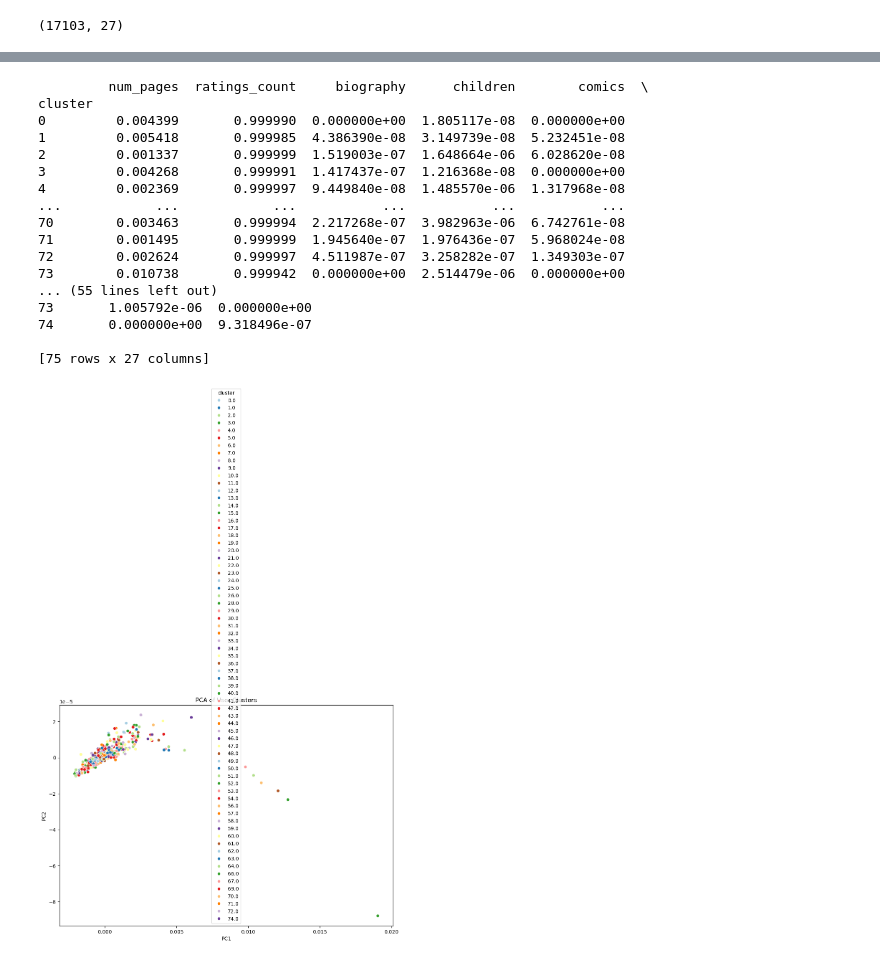
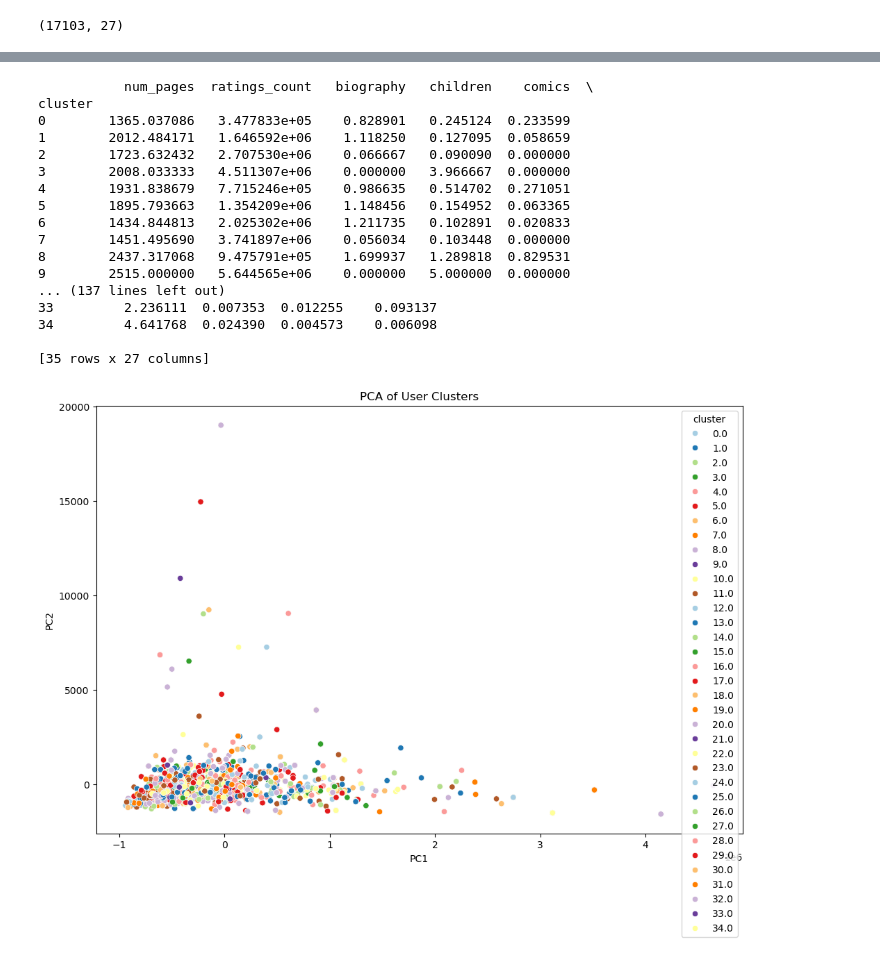
Before and after one commit to LeaKleemann/HA_MaschinellesLernen_MADS23oB, a Jupyter notebook: userlcuster04.ipynb, the cells around one changed output, grey strips where cells are left out. Drawn from its saved outputs; the diff is of its cells as text; code cells hidden in the pictures.

```diff
--- a/userlcuster04.ipynb
+++ b/userlcuster04.ipynb
@@ -219,16 +219,17 @@ for col in numeric_metadata_columns:
 user_item_with_metadata_numeric = user_item_with_metadata[numeric_metadata_columns + ['user_id_mapping']]
 
 # Step 3: Aggregate the vectors for each user
-user_vectors = user_item_with_metadata_numeric.groupby('user_id_mapping').sum()
+user_vectors = user_item_with_metadata_numeric.groupby('user_id_mapping').mean()
 
 # Step 4: Normalize the vectors (optional)
-user_vectors_normalized = pd.DataFrame(
-    normalize(user_vectors, norm='l2'),
-    index=user_vectors.index,
-    columns=user_vectors.columns
-)
+#user_vectors_normalized = pd.DataFrame(
+ #   normalize(user_vectors, norm='l2'),
+  #  index=user_vectors.index,
+   # columns=user_vectors.columns
+#)
 
 # Step 5: Review the final user vectors
-print("Aggregated and Normalized User Vectors Head:")
-print(user_vectors_normalized.head())
+#print("Aggregated and Normalized User Vectors Head:")
+#print(user_vectors_normalized.head())
+print(user_vectors.head())
 # %% [output]
@@ -354,7 +335,7 @@ from sklearn.cluster import KMeans
 inertia = []
 for n_clusters in cluster_range:
     kmeans = KMeans(n_clusters=n_clusters, random_state=0)
-    kmeans.fit(user_vectors_normalized)
+    kmeans.fit(user_vectors)
     inertia.append(kmeans.inertia_)
 
 # Plot the Elbow curve
@@ -394,54 +375,54 @@ plt.show()
 # scores and a manageable number of clusters
 # %%
 #  optimal number of clusters determined is 25
-optimal_n_clusters = 75
+optimal_n_clusters = 35
 
 # Fit K-Means model with the chosen number of clusters
 kmeans = KMeans(n_clusters=optimal_n_clusters, random_state=0)
-user_vectors_normalized['cluster'] = kmeans.fit_predict(user_vectors_normalized)
+user_vectors['cluster'] = kmeans.fit_predict(user_vectors)
 # %%
 # Get cluster profiles
-cluster_profiles = user_vectors_normalized.groupby('cluster').mean()
+cluster_profiles = user_vectors.groupby('cluster').mean()
 print(cluster_profiles)
 # %% [output]
-         num_pages  ratings_count     biography      children        comics  \
+           num_pages  ratings_count   biography   children    comics  \
 cluster
-0         0.004399       0.999990  0.000000e+00  1.805117e-08  0.000000e+00
-1         0.005418       0.999985  4.386390e-08  3.149739e-08  5.232451e-08
-2         0.001337       0.999999  1.519003e-07  1.648664e-06  6.028620e-08
-3         0.004268       0.999991  1.417437e-07  1.216368e-08  0.000000e+00
-4         0.002369       0.999997  9.449840e-08  1.485570e-06  1.317968e-08
-...            ...            ...           ...           ...           ...
-70        0.003463       0.999994  2.217268e-07  3.982963e-06  6.742761e-08
-71        0.001495       0.999999  1.945640e-07  1.976436e-07  5.968024e-08
-72        0.002624       0.999997  4.511987e-07  3.258282e-07  1.349303e-07
-73        0.010738       0.999942  0.000000e+00  2.514479e-06  0.000000e+00
-... (55 lines left out)
-73       1.005792e-06  0.000000e+00
-74       0.000000e+00  9.318496e-07
+0        1365.037086   3.477833e+05    0.828901   0.245124  0.233599
+1        2012.484171   1.646592e+06    1.118250   0.127095  0.058659
+2        1723.632432   2.707530e+06    0.066667   0.090090  0.000000
+3        2008.033333   4.511307e+06    0.000000   3.966667  0.000000
+4        1931.838679   7.715246e+05    0.986635   0.514702  0.271051
+5        1895.793663   1.354209e+06    1.148456   0.154952  0.063365
+6        1434.844813   2.025302e+06    1.211735   0.102891  0.020833
+7        1451.495690   3.741897e+06    0.056034   0.103448  0.000000
+8        2437.317068   9.475791e+05    1.699937   1.289818  0.829531
+9        2515.000000   5.644565e+06    0.000000   5.000000  0.000000
+... (137 lines left out)
+33         2.236111  0.007353  0.012255    0.093137
+34         4.641768  0.024390  0.004573    0.006098
 
-[75 rows x 27 columns]
+[35 rows x 27 columns]
 # %%
 #initially it was viridis color palette, but that was very monotonic, changed it to Paired, still not very helpful
 
 from sklearn.decomposition import PCA
 import seaborn as sns
 
 # Reduce to 2D for visualization
 pca = PCA(n_components=2)
-reduced_data = pca.fit_transform(user_vectors_normalized.drop('cluster', axis=1))
+reduced_data = pca.fit_transform(user_vectors.drop('cluster', axis=1))
 
 # Create a DataFrame for plotting
 df_pca = pd.DataFrame(reduced_data, columns=['PC1', 'PC2'])
-df_pca['cluster'] = user_vectors_normalized['cluster']
+df_pca['cluster'] = user_vectors['cluster']
 
 # Plot the clusters
 plt.figure(figsize=(12, 8))
 sns.scatterplot(data=df_pca, x='PC1', y='PC2', hue='cluster', palette='Paired', legend='full')
 plt.title('PCA of User Clusters')
 plt.show()
 # %% [output]
-[figure, old version]
+[figure, new version]
 # %%
 # trying out 3d visualization, see if that helps, tried out with 25 clusters, very unsatisfying, trying with 75 clusters, not really helping either
 # prepare data for it
```
Also changed, not shown: parts of 19 cells of this notebook.
